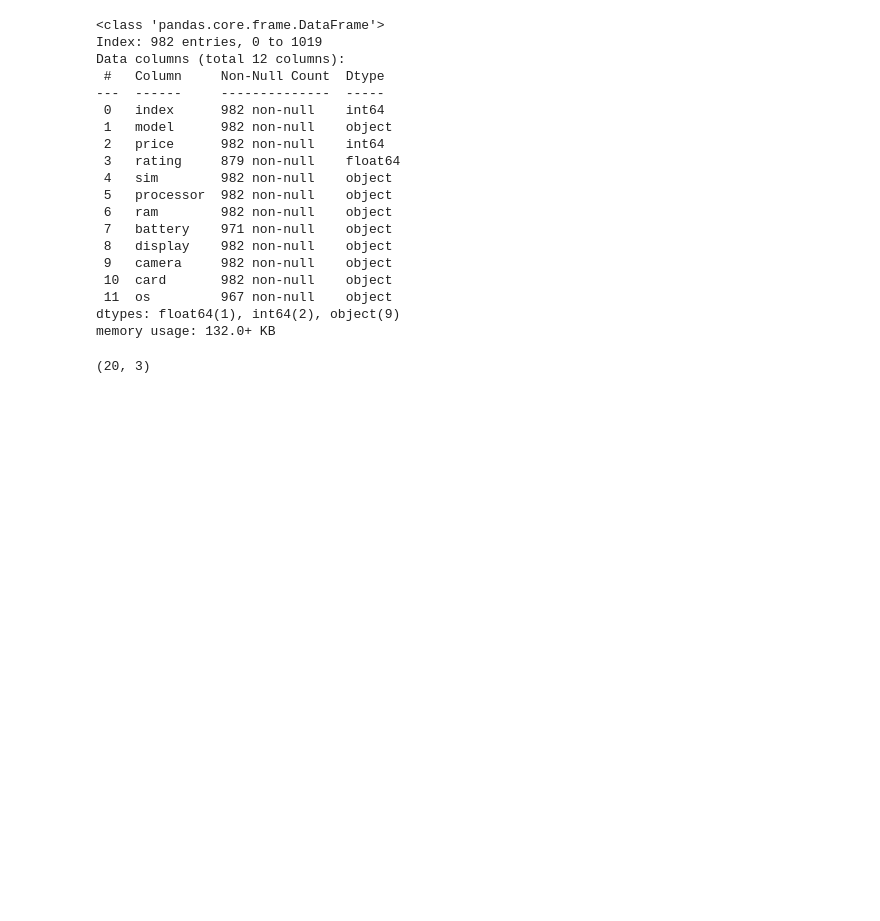
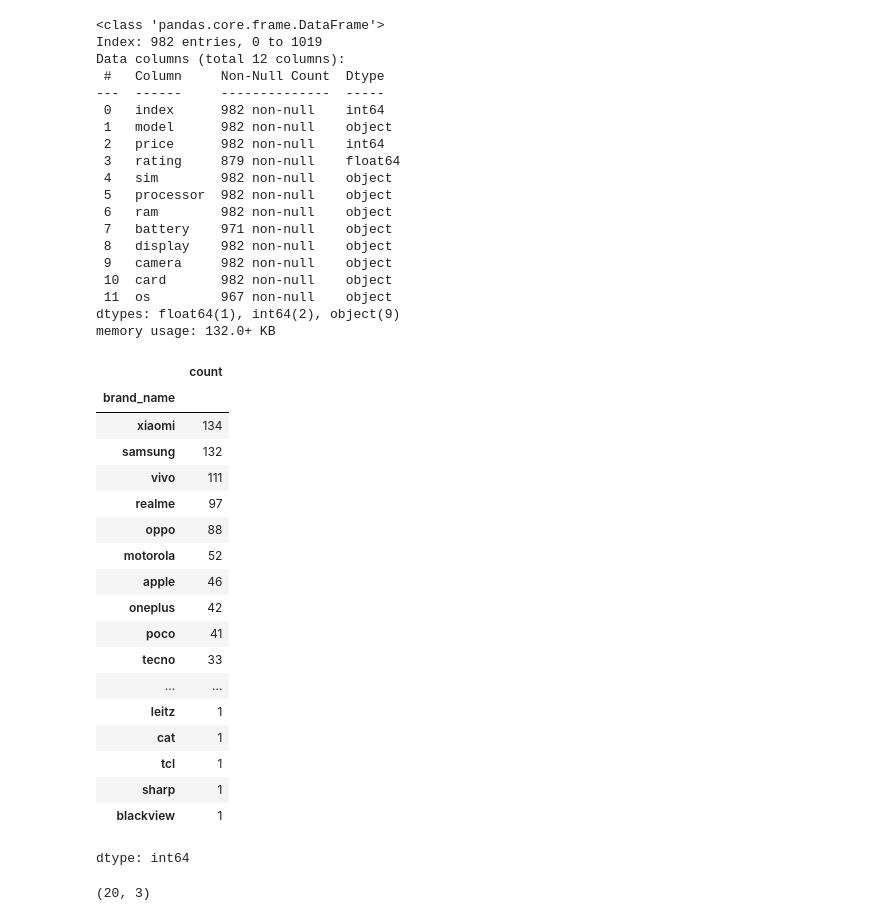
Before and after one commit to itsdakshjain/Smartphone-Data-Cleaning-and-EDA, a Jupyter notebook: DataCleaning.ipynb, the cells around one changed output. Drawn from its saved outputs; the diff is of its cells as text; code cells hidden in the pictures; blank space fills up the shorter version.

```diff
--- a/DataCleaning.ipynb
+++ b/DataCleaning.ipynb
@@ -6,2 +19,5 @@ import pandas as pd
 # %%
-df = pd.read_csv('https://raw.githubusercontent.com/itsdakshjain/Smartphone-Data-Cleaning-and-EDA/refs/heads/main/smartphone.csv')
+url = 'https://raw.githubusercontent.com/itsdakshjain/Smartphone-Data-Cleaning-and-EDA/refs/heads/main/smartphone.csv'
+df = pd.read_csv(url)
+
+df.head()
@@ -542,4 +554,25 @@ brand_names = df1['model'].str.strip().str.split(' ').str.get(0).str.lower() # m
 df1.insert(1,'brand_name',brand_names)  # inserting at 1st index
 # %%
 #df1['brand_name'] = df1['brand_name'].str.lower()  #can do it alag se ir either saath me like above
+df1['brand_name'].value_counts() # can see no OPPO oppo issue and we made all brand names
+# %% [output]
+|  | count |
+| brand_name |  |
+| xiaomi | 134 |
+| samsung | 132 |
+| vivo | 111 |
+| realme | 97 |
+| oppo | 88 |
+| motorola | 52 |
+| apple | 46 |
+| oneplus | 42 |
+| poco | 41 |
+| tecno | 33 |
+| ... | ... |
+| leitz | 1 |
+| cat | 1 |
+| tcl | 1 |
+| sharp | 1 |
+| blackview | 1 |
+dtype: int64
 # %%
```
Also changed, not shown: parts of 45 cells of this notebook.
